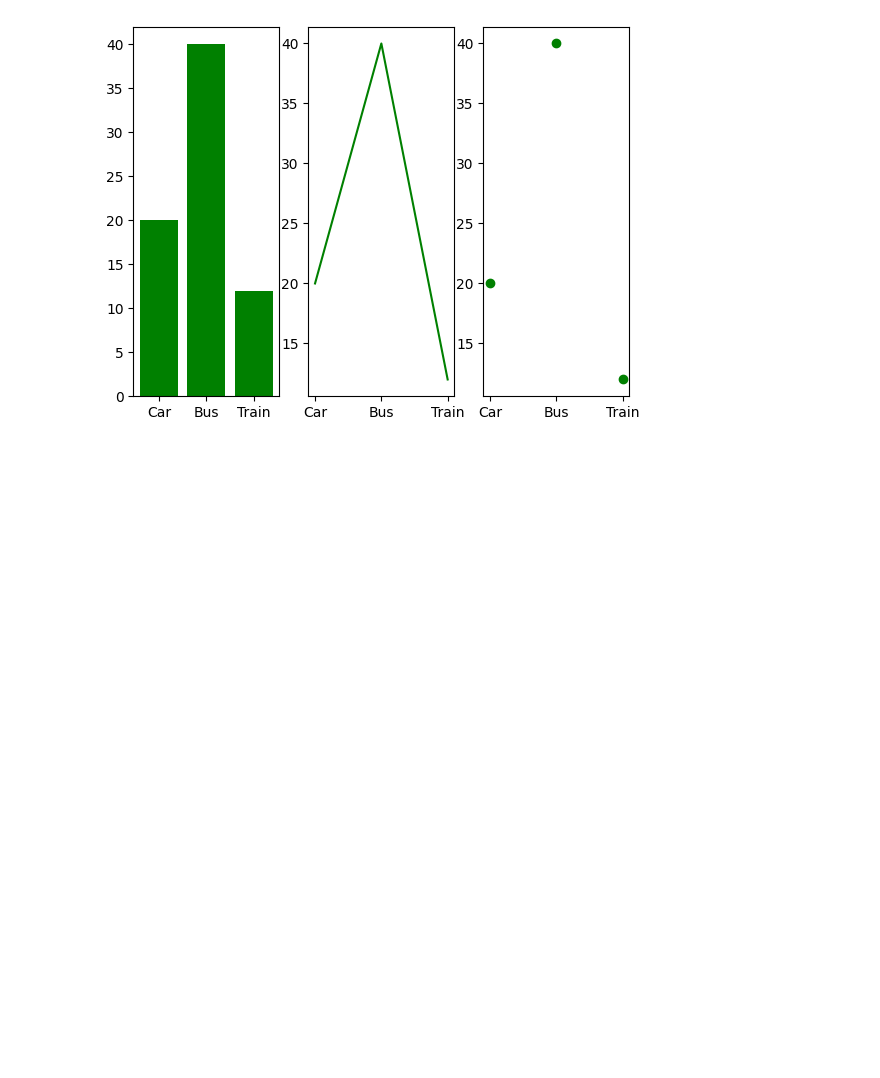
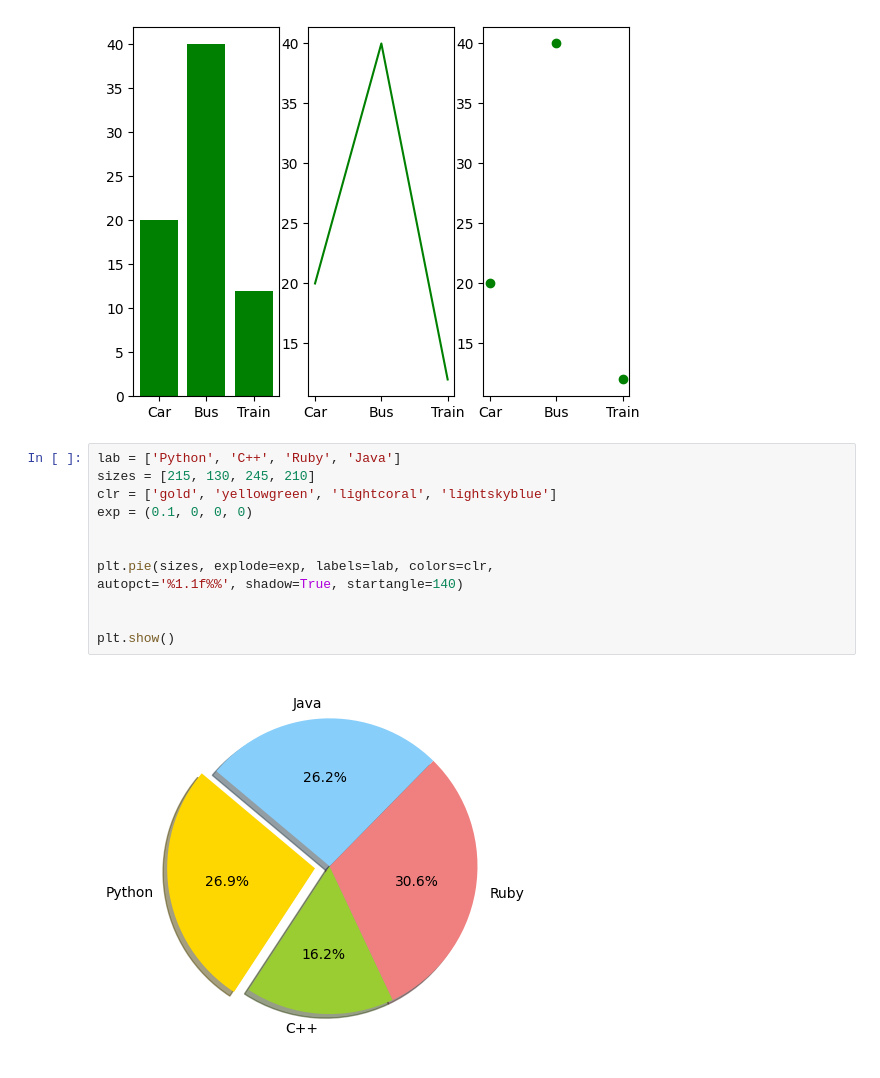
Before and after one commit to labib1910024/Python_Basic, a Jupyter notebook: Matplotlb.ipynb, the cells around one changed output. Saved outputs shown, nothing was run; the diff lists cells and outputs as text; blank space fills up the shorter version.

```diff
--- a/Matplotlb.ipynb
+++ b/Matplotlb.ipynb
@@ -134,3 +134,17 @@ plt.scatter(Vehicle,No_Vehicle,color='g')
 plt.show()
 # %% [output]
 [figure]
+# %%
+lab = ['Python', 'C++', 'Ruby', 'Java']
+sizes = [215, 130, 245, 210]
+clr = ['gold', 'yellowgreen', 'lightcoral', 'lightskyblue']
+exp = (0.1, 0, 0, 0)
+
+
+plt.pie(sizes, explode=exp, labels=lab, colors=clr,
+autopct='%1.1f%%', shadow=True, startangle=140)
+
+
+plt.show()
+# %% [output]
+[figure, added]
```
Also changed, not shown: parts of 1 cell of this notebook.
